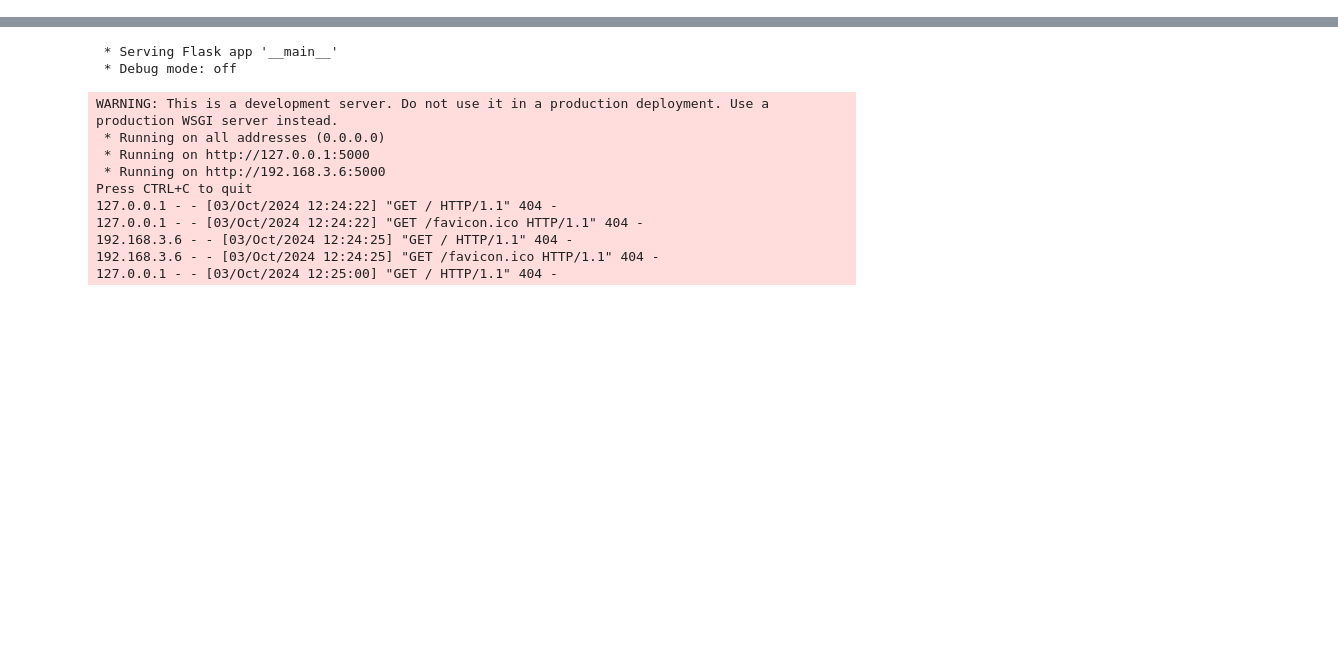
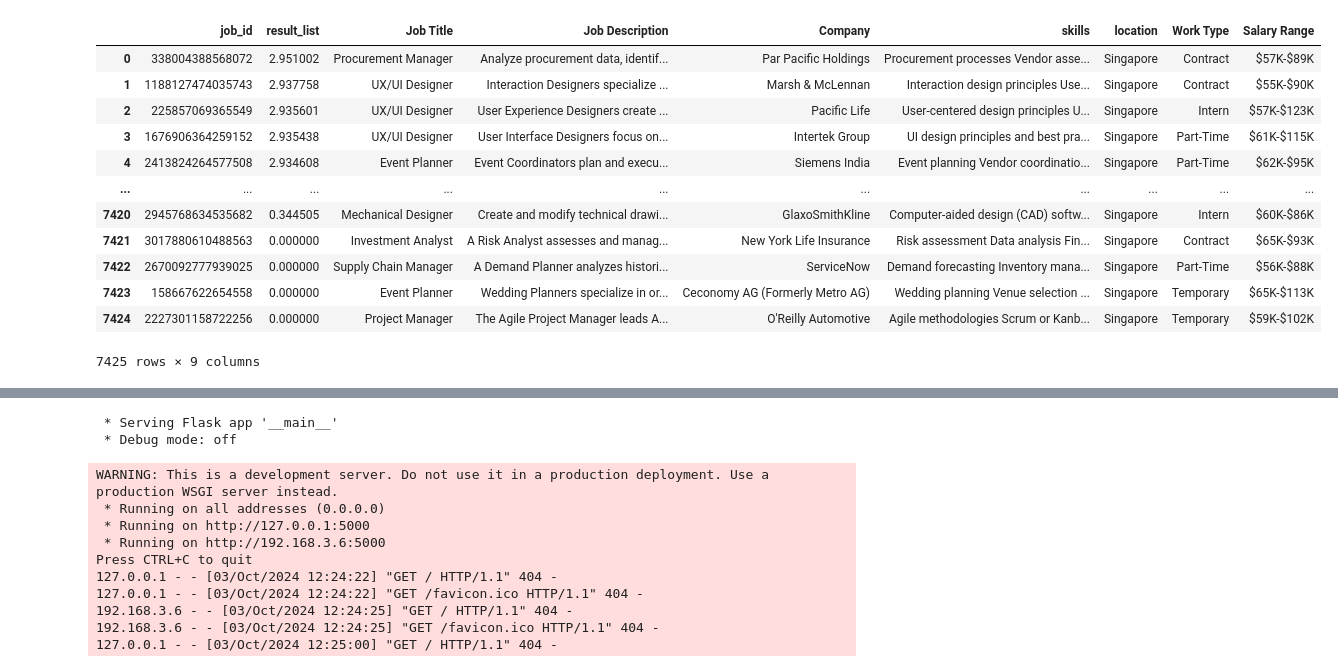
Before and after one commit to TianjunChi/IRS-PM-2024-09-10-GRP8-JobRecommendationSystem, a Jupyter notebook: web/web.ipynb, the cells around one changed output, grey strips where cells are left out. Saved outputs shown, nothing was run; the diff lists cells and outputs as text; code cells hidden in the pictures; blank space fills up the shorter version.

```diff
--- a/web/web.ipynb
+++ b/web/web.ipynb
@@ -0,0 +199,23 @@
+# %%
+# Ensure that similarities_df['TotalSimilarity_softmax'] is a numpy array
+similarity_scores = np.array(similarities_df['TotalSimilarity_softmax'].tolist())
+
+# Perform the dot product
+result = np.dot(similarity_scores, data)
+
+# Convert the result to a list
+result_list = result.tolist() + [0,0,0,0]
+
+item_list_path = r'E:\OneDrive - National University of Singapore\code\NUS-ISS\Project1\IRS-PM-2024-09-10-GRP8-JobRecommendationSystem\Recommendation_System\KGAT\datasets\ours\item_list.txt'
+
+with open(item_list_path, 'r') as f:
+    item_list = f.readlines()
+
+data = [line.split() for line in item_list]
+df = pd.DataFrame(data)
+df['result_list'] = result_list
+df.drop(columns=[0, 1], inplace=True)
+df.rename(columns={2: 'job_id'}, inplace=True)
+final_result = df.sort_values(by='result_list', ascending=False)
+
+final_result
@@ -0,0 +236,34 @@
+# %%
+job_sg_path = r'E:\OneDrive - National University of Singapore\code\NUS-ISS\Project1\IRS-PM-2024-09-10-GRP8-JobRecommendationSystem\Recommendation_System\user_similarity\job_sg.csv'
+
+job_sg_df = pd.read_csv(job_sg_path)
+
+# 显示前几行数据
+job_sg_df = job_sg_df[['Job Id', 'Job Title', 'Job Description', 'Company', 'skills', 'location', 'Work Type', 'Salary Range']]
+# %%
+# Ensure 'job_id' in final_result is of the same type as 'Job Id' in job_sg_df
+final_result['job_id'] = final_result['job_id'].astype(str)
+job_sg_df['Job Id'] = job_sg_df['Job Id'].astype(str)
+
+# Merge final_result with job_sg_df on job_id and Job Id
+merged_result = final_result.merge(job_sg_df, left_on='job_id', right_on='Job Id', how='left')
+
+# Drop the redundant 'Job Id' column
+merged_result.drop(columns=['Job Id'], inplace=True)
+
+# Display the merged result
+merged_result
+# %% [output]
+|  | job_id | result_list | Job Title | Job Description | Company | skills | location | Work Type | Salary Range |
+| 0 | 338004388568072 | 2.951002 | Procurement Manager | Analyze procurement data, identif... | Par Pacific Holdings | Procurement processes Vendor asse... | Singapore | Contract | $57K-$89K |
+| 1 | 1188127474035743 | 2.937758 | UX/UI Designer | Interaction Designers specialize ... | Marsh & McLennan | Interaction design principles Use... | Singapore | Contract | $55K-$90K |
+| 2 | 225857069365549 | 2.935601 | UX/UI Designer | User Experience Designers create ... | Pacific Life | User-centered design principles U... | Singapore | Intern | $57K-$123K |
+| 3 | 1676906364259152 | 2.935438 | UX/UI Designer | User Interface Designers focus on... | Intertek Group | UI design principles and best pra... | Singapore | Part-Time | $61K-$115K |
+| 4 | 2413824264577508 | 2.934608 | Event Planner | Event Coordinators plan and execu... | Siemens India | Event planning Vendor coordinatio... | Singapore | Part-Time | $62K-$95K |
+| ... | ... | ... | ... | ... | ... | ... | ... | ... | ... |
+| 7420 | 2945768634535682 | 0.344505 | Mechanical Designer | Create and modify technical drawi... | GlaxoSmithKline | Computer-aided design (CAD) softw... | Singapore | Intern | $60K-$86K |
+| 7421 | 3017880610488563 | 0.000000 | Investment Analyst | A Risk Analyst assesses and manag... | New York Life Insurance | Risk assessment Data analysis Fin... | Singapore | Contract | $65K-$93K |
+| 7422 | 2670092777939025 | 0.000000 | Supply Chain Manager | A Demand Planner analyzes histori... | ServiceNow | Demand forecasting Inventory mana... | Singapore | Part-Time | $56K-$88K |
+| 7423 | 158667622654558 | 0.000000 | Event Planner | Wedding Planners specialize in or... | Ceconomy AG (Formerly Metro AG) | Wedding planning Venue selection ... | Singapore | Temporary | $65K-$113K |
+| 7424 | 2227301158722256 | 0.000000 | Project Manager | The Agile Project Manager leads A... | O'Reilly Automotive | Agile methodologies Scrum or Kanb... | Singapore | Temporary | $59K-$102K |
+7425 rows × 9 columns
```
Also changed, not shown: parts of 11 cells of this notebook, 28 other files.
